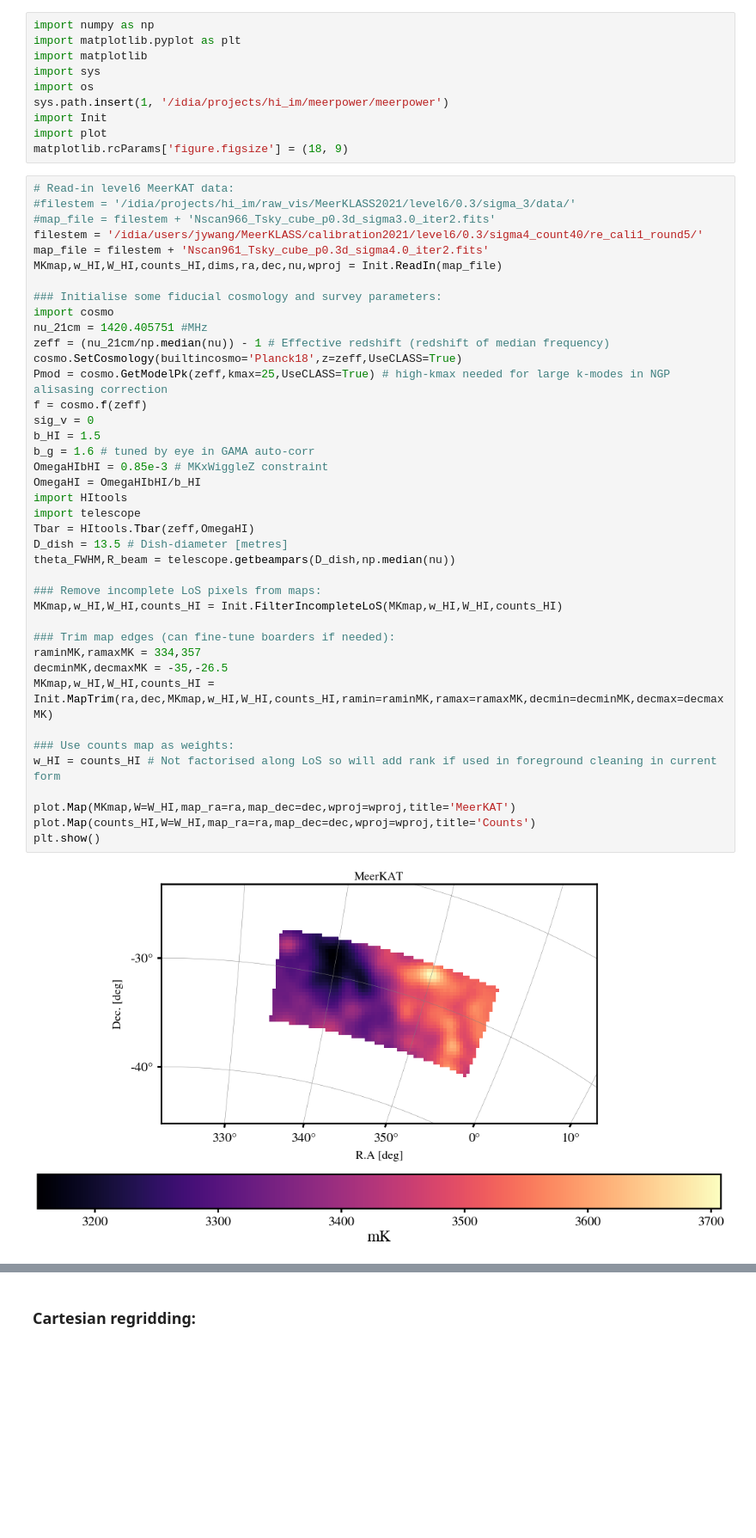
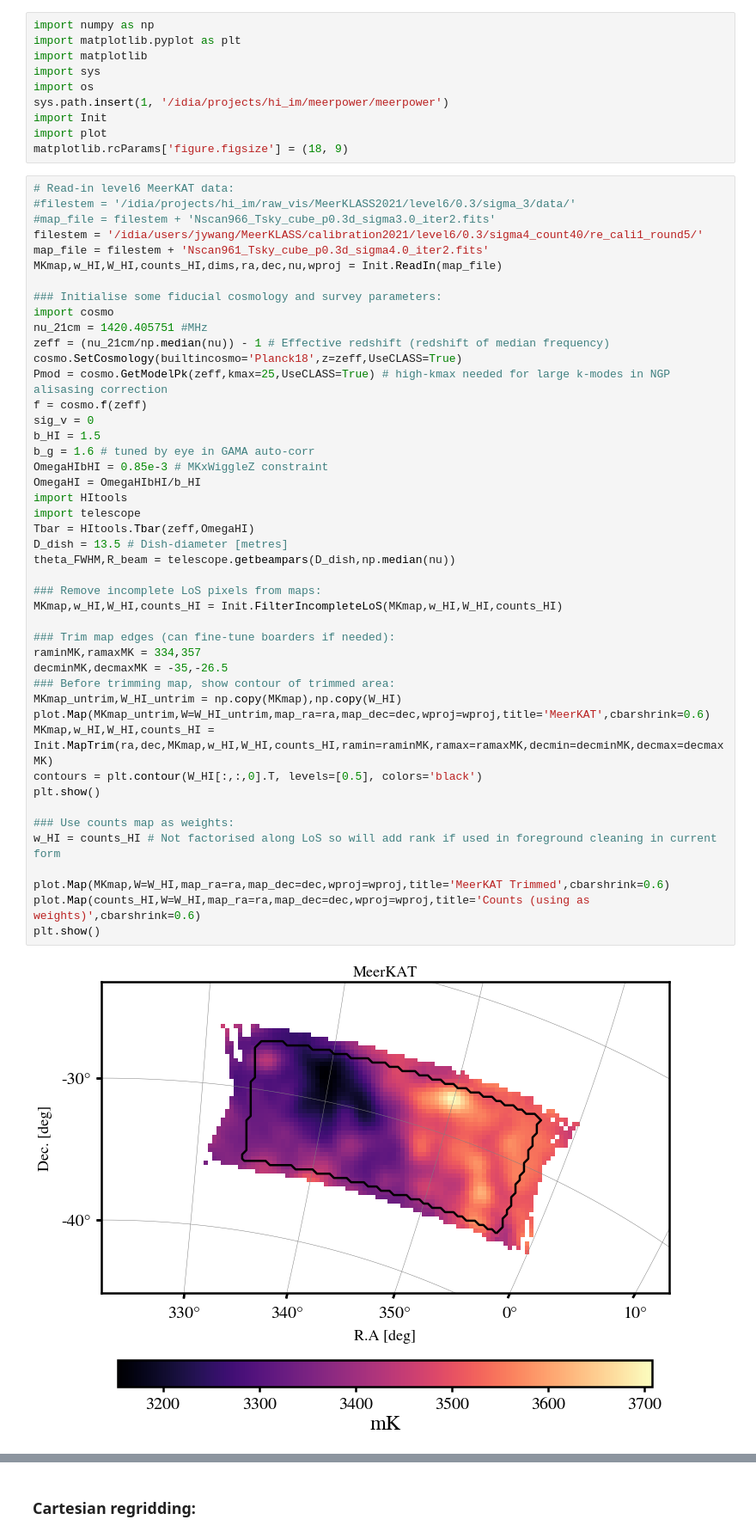
Before and after one commit to meerklass/meerpower, a Jupyter notebook: 2021Lband/gama/gama_cross.ipynb, the cells around one changed output, grey strips where cells are left out. Shown at 86% size. Drawn from its saved outputs; the diff is of its cells as text; blank space fills up the shorter version.

```diff
--- a/2021Lband/gama/gama_cross.ipynb
+++ b/2021Lband/gama/gama_cross.ipynb
@@ -20,33 +20,38 @@ MKmap,w_HI,W_HI,counts_HI,dims,ra,dec,nu,wproj = Init.ReadIn(map_file)
 import cosmo
 nu_21cm = 1420.405751 #MHz
 zeff = (nu_21cm/np.median(nu)) - 1 # Effective redshift (redshift of median frequency)
 cosmo.SetCosmology(builtincosmo='Planck18',z=zeff,UseCLASS=True)
 Pmod = cosmo.GetModelPk(zeff,kmax=25,UseCLASS=True) # high-kmax needed for large k-modes in NGP alisasing correction
 f = cosmo.f(zeff)
 sig_v = 0
 b_HI = 1.5
 b_g = 1.6 # tuned by eye in GAMA auto-corr
 OmegaHIbHI = 0.85e-3 # MKxWiggleZ constraint
 OmegaHI = OmegaHIbHI/b_HI
 import HItools
 import telescope
 Tbar = HItools.Tbar(zeff,OmegaHI)
 D_dish = 13.5 # Dish-diameter [metres]
 theta_FWHM,R_beam = telescope.getbeampars(D_dish,np.median(nu))
 
 ### Remove incomplete LoS pixels from maps:
 MKmap,w_HI,W_HI,counts_HI = Init.FilterIncompleteLoS(MKmap,w_HI,W_HI,counts_HI)
 
 ### Trim map edges (can fine-tune boarders if needed):
 raminMK,ramaxMK = 334,357
 decminMK,decmaxMK = -35,-26.5
+### Before trimming map, show contour of trimmed area:
+MKmap_untrim,W_HI_untrim = np.copy(MKmap),np.copy(W_HI)
+plot.Map(MKmap_untrim,W=W_HI_untrim,map_ra=ra,map_dec=dec,wproj=wproj,title='MeerKAT',cbarshrink=0.6)
 MKmap,w_HI,W_HI,counts_HI = Init.MapTrim(ra,dec,MKmap,w_HI,W_HI,counts_HI,ramin=raminMK,ramax=ramaxMK,decmin=decminMK,decmax=decmaxMK)
+contours = plt.contour(W_HI[:,:,0].T, levels=[0.5], colors='black')
+plt.show()
 
 ### Use counts map as weights:
 w_HI = counts_HI # Not factorised along LoS so will add rank if used in foreground cleaning in current form
 
-plot.Map(MKmap,W=W_HI,map_ra=ra,map_dec=dec,wproj=wproj,title='MeerKAT')
-plot.Map(counts_HI,W=W_HI,map_ra=ra,map_dec=dec,wproj=wproj,title='Counts')
+plot.Map(MKmap,W=W_HI,map_ra=ra,map_dec=dec,wproj=wproj,title='MeerKAT Trimmed',cbarshrink=0.6)
+plot.Map(counts_HI,W=W_HI,map_ra=ra,map_dec=dec,wproj=wproj,title='Counts (using as weights)',cbarshrink=0.6)
 plt.show()
 # %% [output]
-[figure, old version]
+[figure, new version]
```
Also changed, not shown: parts of 14 cells of this notebook, 16 other files.
